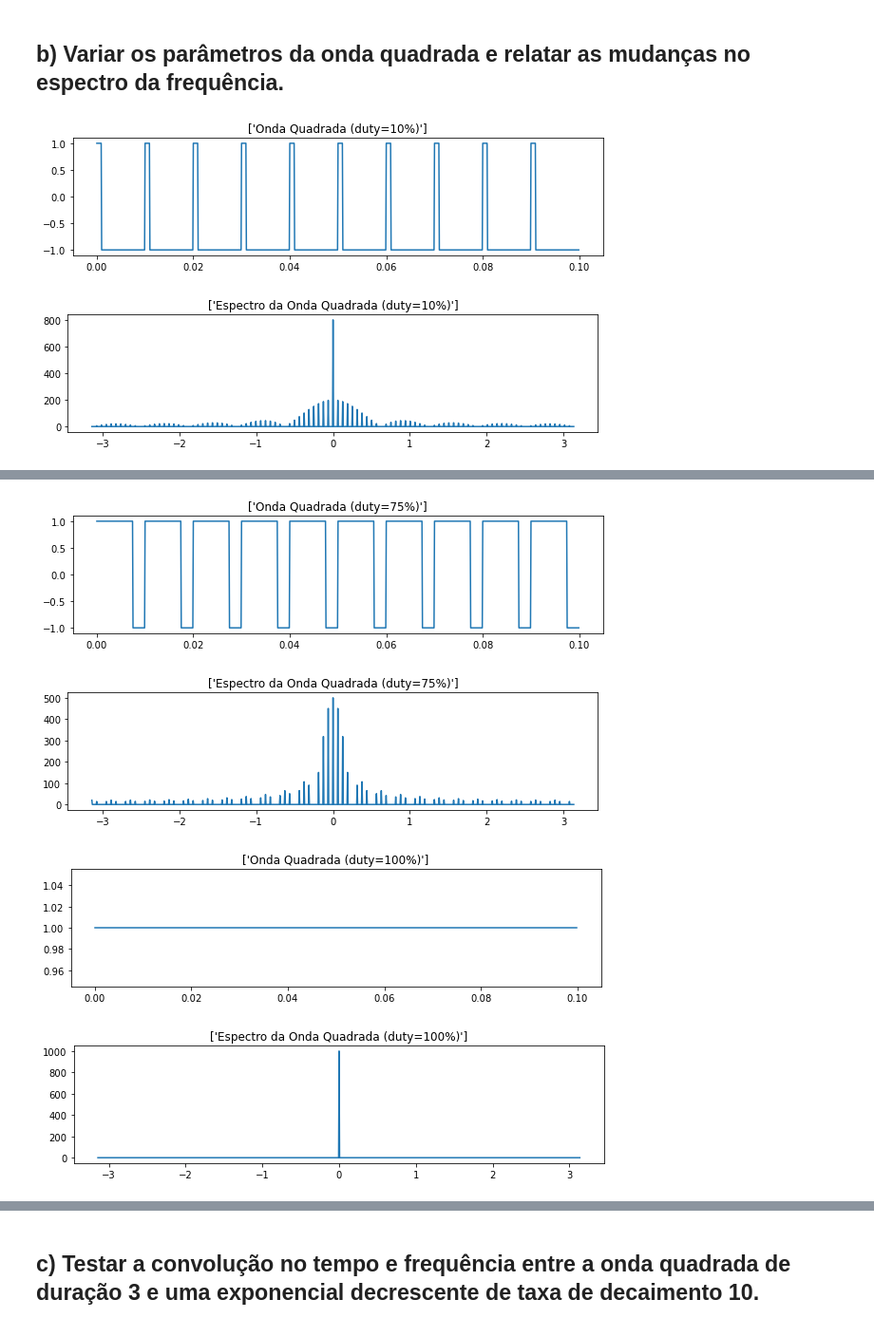
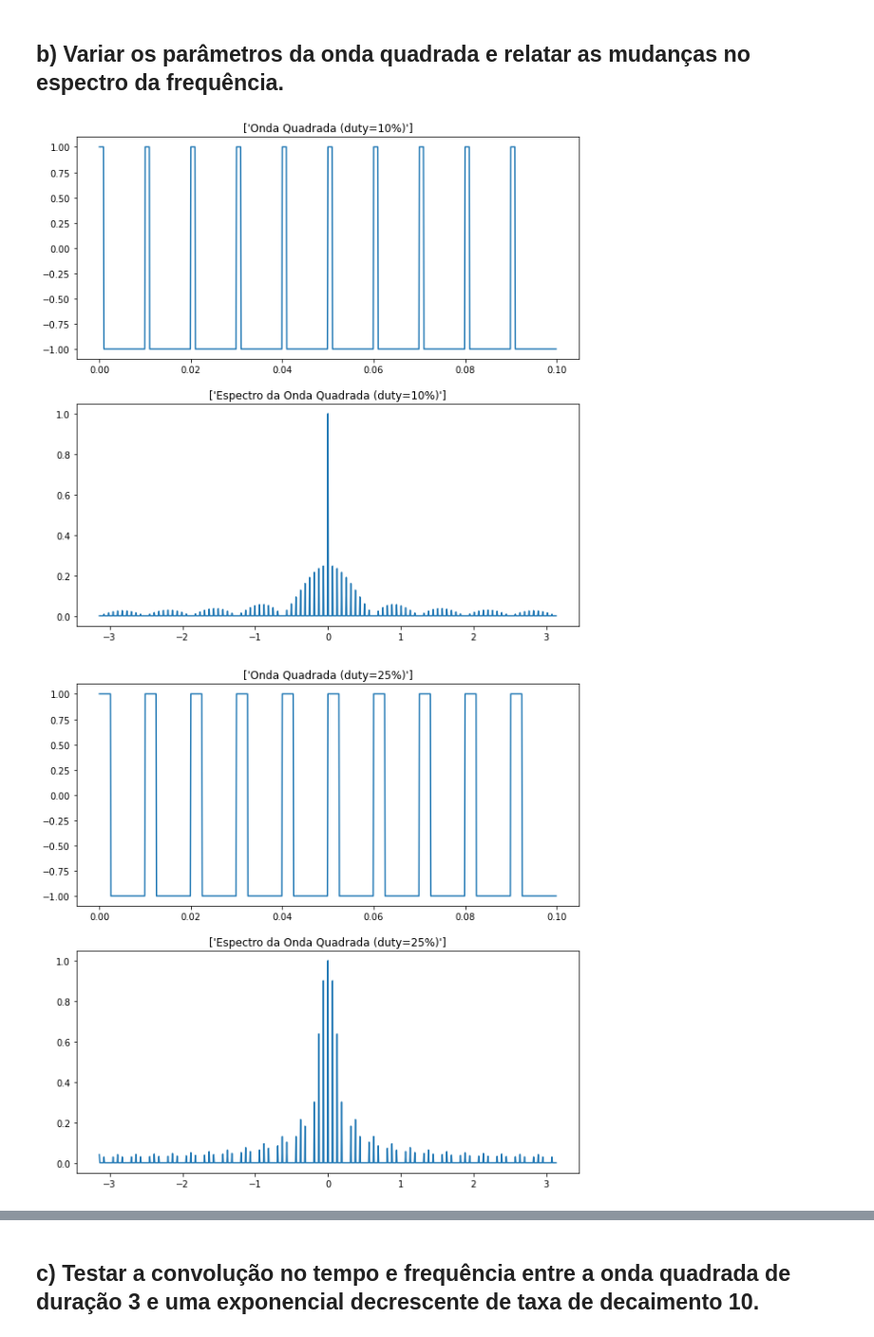
Before and after one commit to leogargitter/fundamentos-comunicacao, a Jupyter notebook: relatorio1.ipynb, the cells around one changed output, grey strips where cells are left out. Shown at 95% size. Saved outputs shown, nothing was run; the diff lists cells and outputs as text; code cells hidden in the pictures.

```diff
--- a/relatorio1.ipynb
+++ b/relatorio1.ipynb
@@ -73,29 +73,29 @@ Observando o plot acima percebe-se que realizando a FFT de um pulso triangular n
 # %% [markdown]
 ## b) Variar os parâmetros da onda quadrada e relatar as mudanças no espectro da frequência.
 # %%
-vetor_r = [10, 25, 50, 75, 100]  # Porcentagem de T para To
+vetor_r = [10, 25, 50, 75, 90, 100]  # Porcentagem de T para To
 fc = 150  # Frequencia de corte do filtro
 f0 = 100  # Frequencia fundamental da onda quadrada
 fs = 100 * f0  # Frequencia de amostragem
 periodos = 10
 t = arange(0, 1 / f0 * periodos, 1 / fs)
 
+
 for duty in vetor_r:
-    y = square(2 * np.pi * f0 * t, duty=duty / 100)
-    figure(figsize=(10,5))
+    y = square(2 * pi * f0 * t, duty=duty / 100)
+    figure(figsize=(10,10))
     subplot(2, 1, 1)
     # axis([0, 1 / f0 * periodos - 3, -3, 3])
     title(['Onda Quadrada (duty=' + str(duty) + '%)'])
     plot(t, y)
 
-    yf = fft.fft(y)
-    xf = fft.fftshift(fft.fftfreq(len(yf))*2*pi)
-    figure(figsize=(10,5))
+    yf = fft(y)
+    xf = fftshift(fftfreq(len(yf))*2*pi)
     subplot(2, 1, 2)
-    plot(xf, fft.fftshift(np.abs(yf)))
+    plot(xf, fftshift(abs(yf))/max(abs(yf)))
     title(['Espectro da Onda Quadrada (duty=' + str(duty) + '%)'])
-    # axis([-4 * (1 / (duty * 600000)) * f0, 4 * (1 / (duty * 600000)) * f0, 0, max(2 / N * abs(yf)) * 1.2])
     show()
+    print(' ')
 # %% [output]
-[figure, old version]
+[figure, new version]
-[figure, old version]
+[figure, new version]
@@ -106,4 +105,0 @@ for duty in vetor_r:
-[figure, removed]
-[figure, removed]
-[figure, removed]
-[figure, removed]
```
Also changed, not shown: parts of 3 cells of this notebook.
